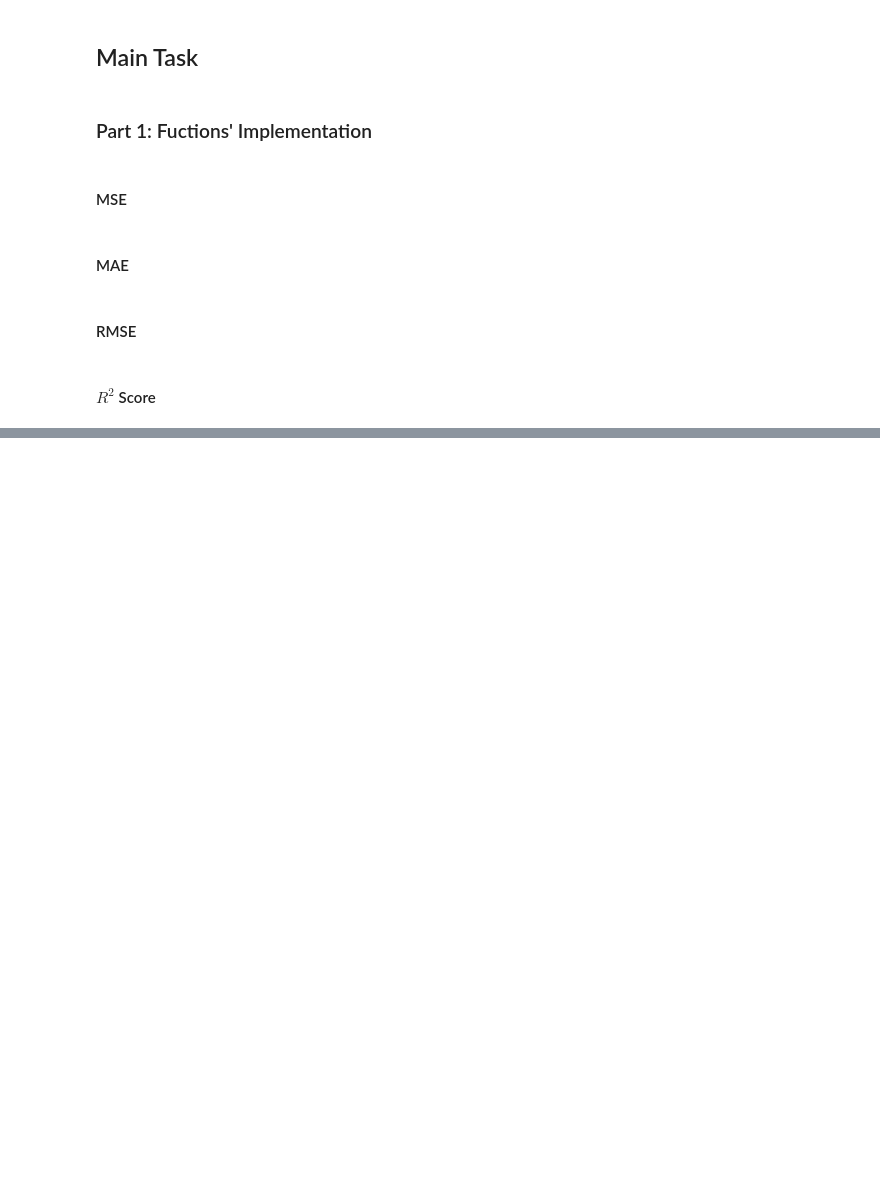
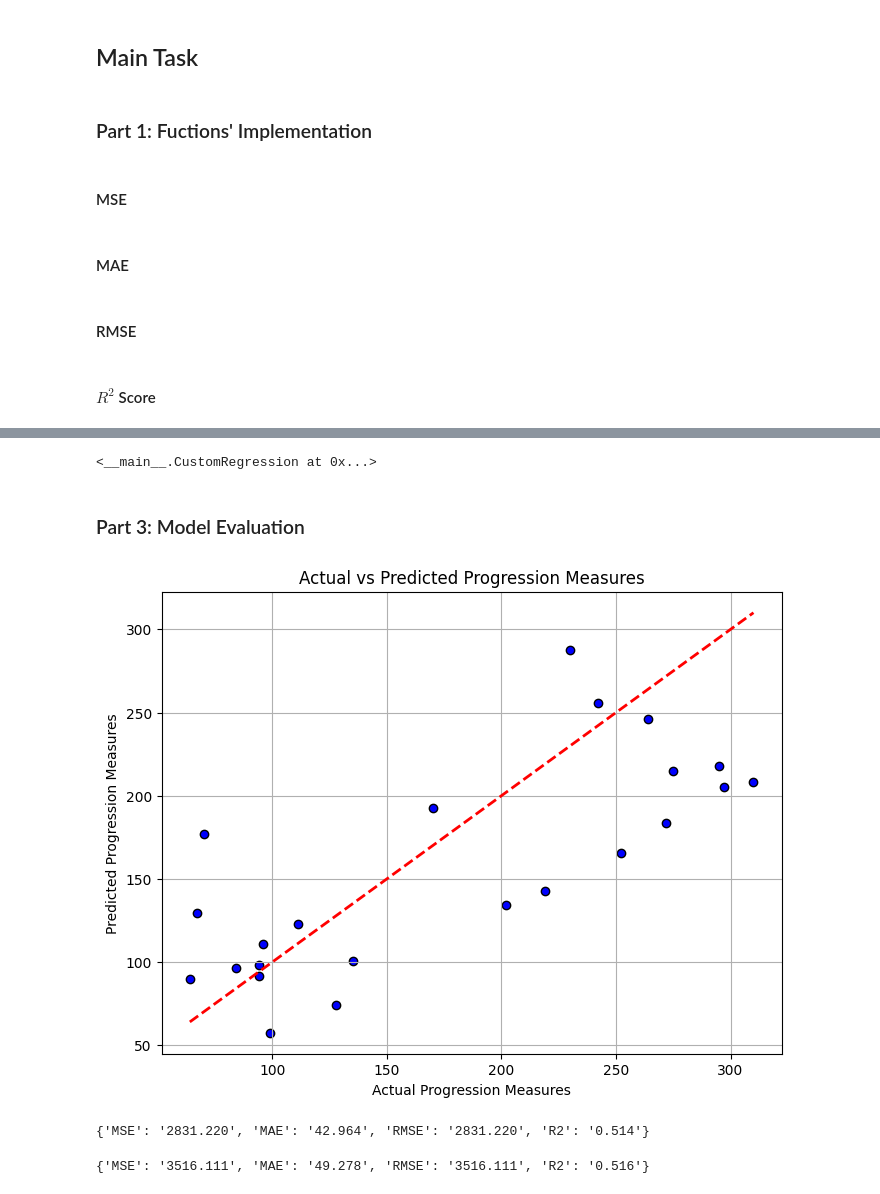
Before and after one commit to eslami200117/Data-Science, a Jupyter notebook: CA4/CA4.ipynb, the cells around one changed output, grey strips where cells are left out. Drawn from its saved outputs; the diff is of its cells as text; code cells hidden in the pictures; blank space fills up the shorter version.

Commit message:
feat: part 3.

```diff
--- a/CA4/CA4.ipynb
+++ b/CA4/CA4.ipynb
@@ -137,0 +243,31 @@ def r2_score(y_true, y_pred):
+# %%
+linear_model = CustomRegression()
+# %%
+linear_model.fit(X_train, y_train)
+# %% [output]
+<__main__.CustomRegression at 0x...>
+# %% [markdown]
+### Part 3: Model Evaluation
+# %%
+y_pred = linear_model.predict(X_test)
+# %%
+plt.figure(figsize=(8, 6))
+plt.scatter(y_test, y_pred, c='blue', edgecolors='k')
+plt.plot([y_test.min(), y_test.max()], [y_test.min(), y_test.max()], 'r--', lw=2)
+plt.xlabel('Actual Progression Measures')
+plt.ylabel('Predicted Progression Measures')
+plt.title('Actual vs Predicted Progression Measures')
+plt.grid(True)
+plt.show()
+# %% [output]
+[figure, added]
+# %%
+linear_model.predict(X_train)
+linear_model.score(y_train)
+# %% [output]
+{'MSE': '2831.220', 'MAE': '42.964', 'RMSE': '2831.220', 'R2': '0.514'}
+# %%
+linear_model.predict(X_test)
+linear_model.score(y_test)
+# %% [output]
+{'MSE': '3516.111', 'MAE': '49.278', 'RMSE': '3516.111', 'R2': '0.516'}
```
Also changed, not shown: parts of 3 cells of this notebook.
